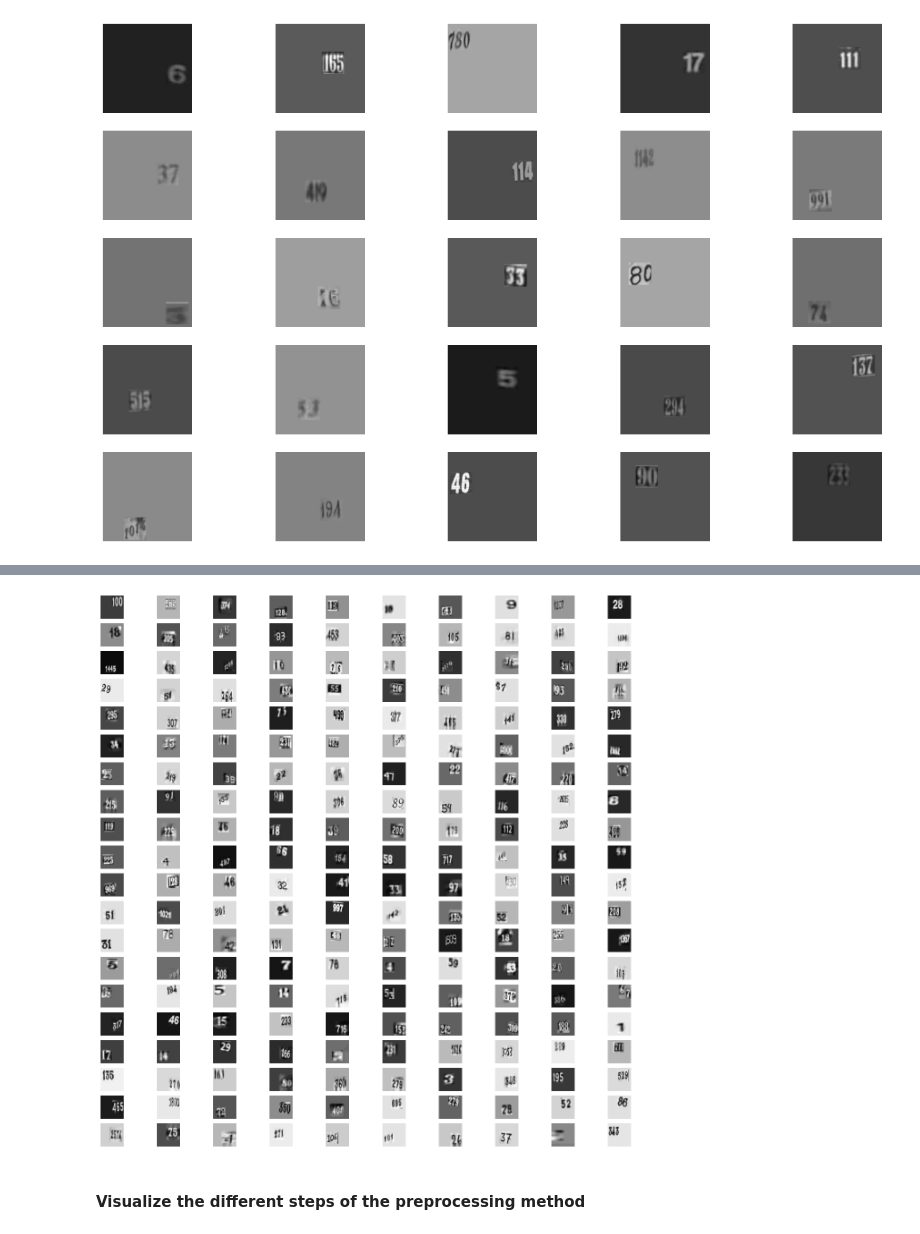
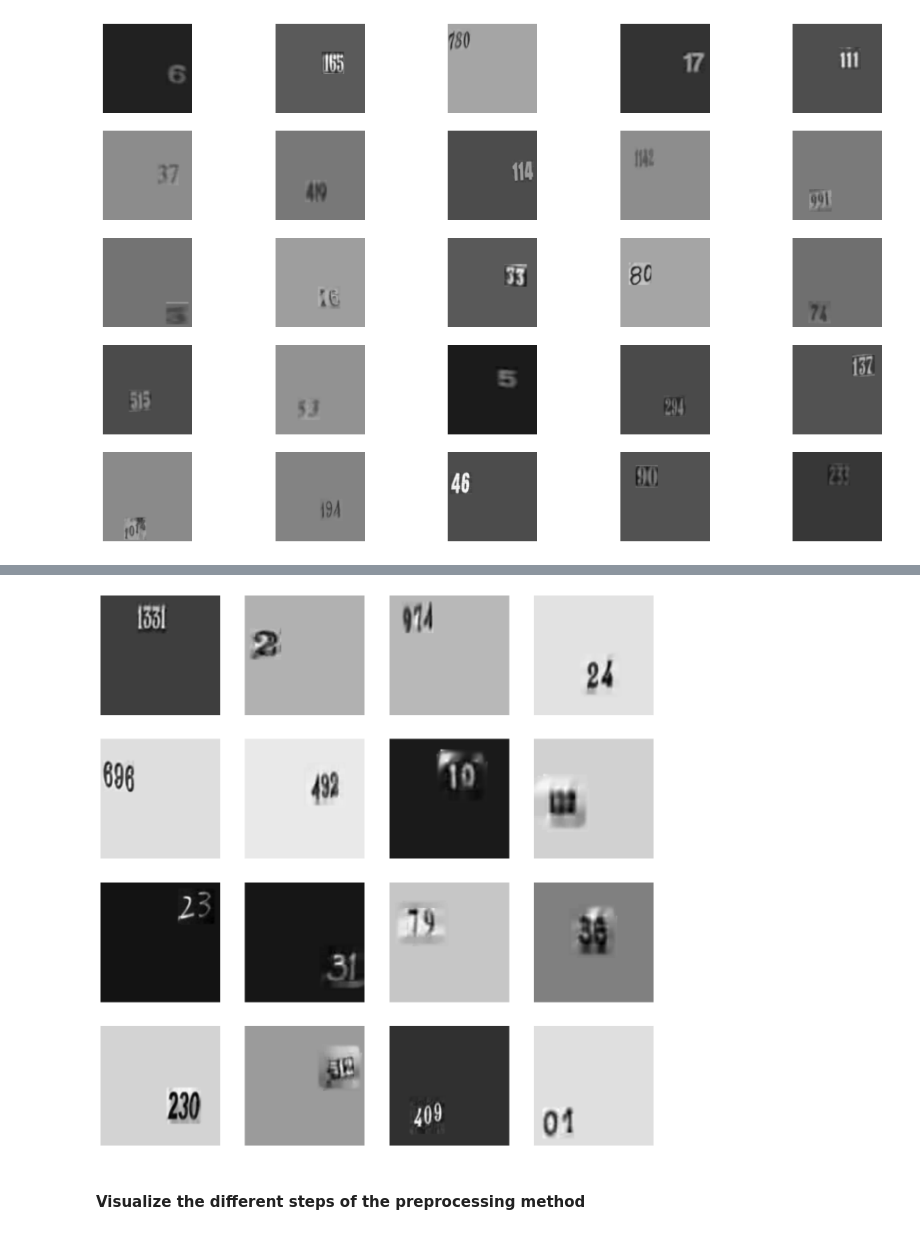
Before and after one commit to JordiMoralesCasas/transformer_dram_ram, a Jupyter notebook: notebooks/SVHN_larger_preprocessing.ipynb, the cells around one changed output, grey strips where cells are left out. Drawn from its saved outputs; the diff is of its cells as text; code cells hidden in the pictures.

```diff
--- a/notebooks/SVHN_larger_preprocessing.ipynb
+++ b/notebooks/SVHN_larger_preprocessing.ipynb
@@ -182,12 +179,12 @@ plt.show()
 # %% [output]
 [figure]
 # %%
-ncols, nrows = 10, 20
+ncols, nrows = 4, 4
 fig, ax = plt.subplots(ncols=ncols, nrows=nrows, figsize=(16, 16))
 
-rand_idx = np.random.randint(low=0, high=len(train_data), size=(nrows, ncols))
+#rand_idx = np.random.randint(low=0, high=len(train_data), size=(nrows, ncols))
 
-SIZE = 110
+SIZE = 186
 trans = transforms.Compose([
             transforms.Resize((SIZE, SIZE))])
 
@@ -281,4 +277,4 @@ plt.show()
-[figure, old version]
+[figure, new version]
 # %% [markdown]
 #### Visualize the different steps of the preprocessing method
 # %%
```
Also changed, not shown: parts of 2 cells of this notebook, 54 other files.
